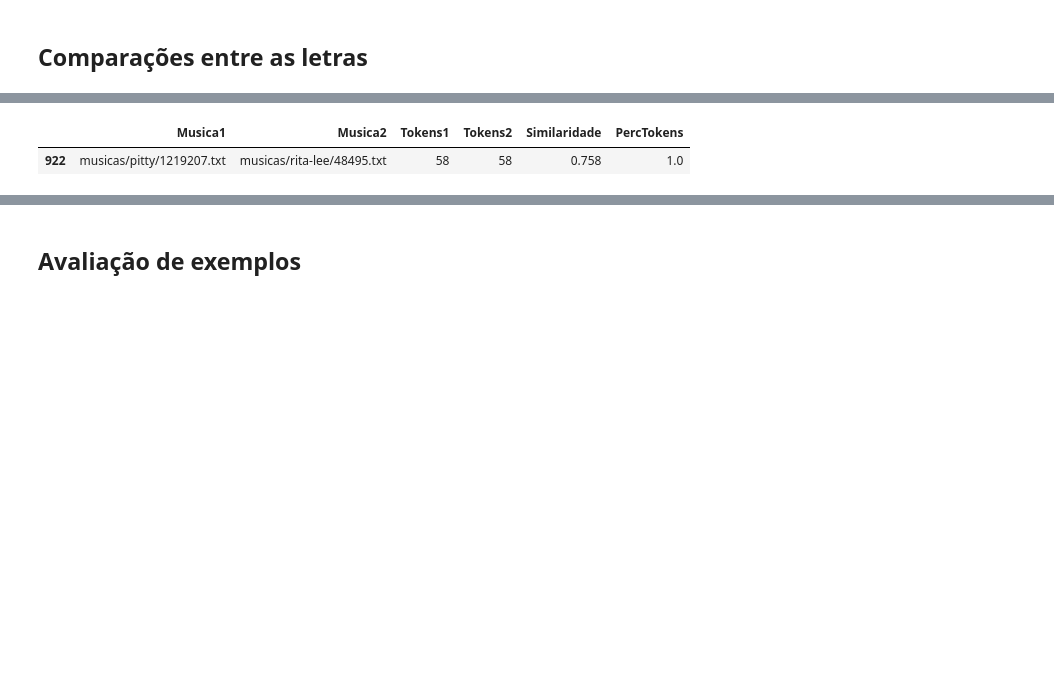
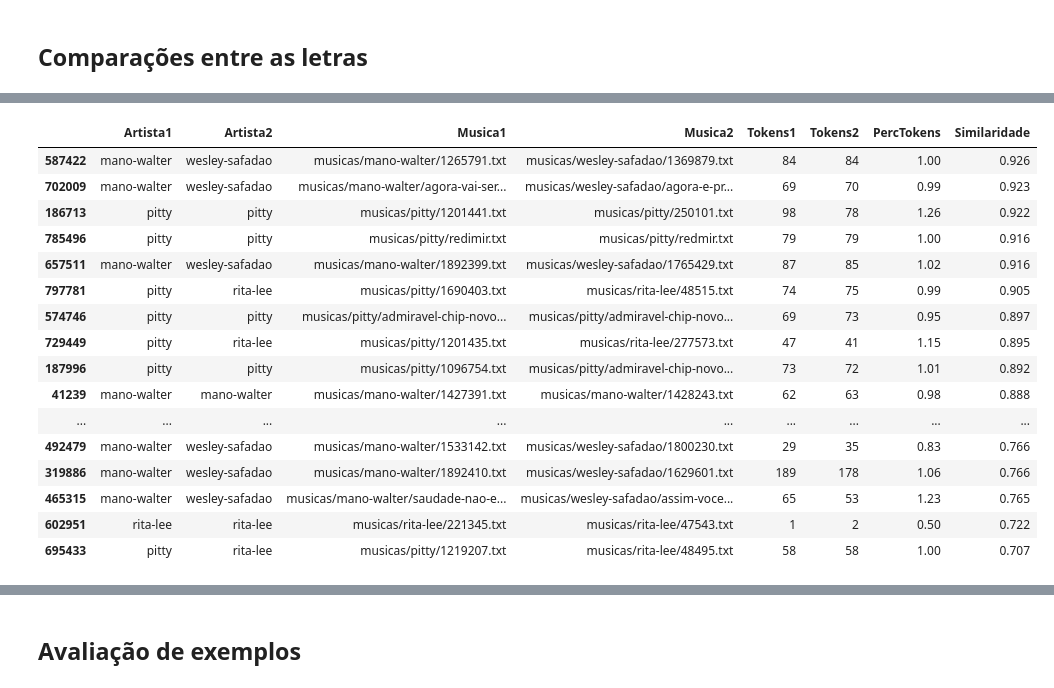
Before and after one commit to hjort/pos-ufrgs-detector-plagio, a Jupyter notebook: 11-detector-plagio-v1.ipynb, the cells around one changed output, grey strips where cells are left out. Saved outputs shown, nothing was run; the diff lists cells and outputs as text; code cells hidden in the pictures; blank space fills up the shorter version.

```diff
--- a/11-detector-plagio-v1.ipynb
+++ b/11-detector-plagio-v1.ipynb
@@ -26,7 +32,7 @@ sample_files = glob.glob(dir_raiz + "/*/*.txt")
 sample_contents = [open(File).read() for File in sample_files]
 # %%
 %%script true
-qtd_limite = 10
+qtd_limite = 1000
 sample_files = sample_files[:qtd_limite]
 len(sample_files)
 # %%
@@ -107,8 +99,11 @@ pd.set_option('max_colwidth', None)
 # %%
+# gerar dataframe consolidado com as comparações
 df = pd.DataFrame(results, columns=[
     "Musica1", "Musica2", "Tokens1", "Tokens2", "Similaridade"]).round(3)
 df["PercTokens"] = (df["Tokens1"] / df["Tokens2"]).round(2)
 obter_artista = lambda x: x.split('/')[1]
 df["Artista1"] = df["Musica1"].apply(obter_artista)
 df["Artista2"] = df["Musica2"].apply(obter_artista)
-df.sort_values("Similaridade", ascending=False)
+df = df[['Artista1', 'Artista2', 'Musica1', 'Musica2',
+         'Tokens1', 'Tokens2', 'PercTokens', 'Similaridade'
+        ]].sort_values("Similaridade", ascending=False)
@@ -129,6 +126,21 @@ df.sort_values("Similaridade", ascending=False)
 # %%
-df[(df['Similaridade'] < 0.95) & (df['Similaridade'] > 0.6)].sort_values("Similaridade", ascending=False)
+df[(df['Similaridade'] < 0.95) & (df['Similaridade'] > 0.7)]
 # %% [output]
-|  | Musica1 | Musica2 | Tokens1 | Tokens2 | Similaridade | PercTokens |
-| 922 | musicas/pitty/1219207.txt | musicas/rita-lee/48495.txt | 58 | 58 | 0.758 | 1.0 |
+|  | Artista1 | Artista2 | Musica1 | Musica2 | Tokens1 | Tokens2 | PercTokens | Similaridade |
+| 587422 | mano-walter | wesley-safadao | musicas/mano-walter/1265791.txt | musicas/wesley-safadao/1369879.txt | 84 | 84 | 1.00 | 0.926 |
+| 702009 | mano-walter | wesley-safadao | musicas/mano-walter/agora-vai-ser... | musicas/wesley-safadao/agora-e-pr... | 69 | 70 | 0.99 | 0.923 |
+| 186713 | pitty | pitty | musicas/pitty/1201441.txt | musicas/pitty/250101.txt | 98 | 78 | 1.26 | 0.922 |
+| 785496 | pitty | pitty | musicas/pitty/redimir.txt | musicas/pitty/redmir.txt | 79 | 79 | 1.00 | 0.916 |
+| 657511 | mano-walter | wesley-safadao | musicas/mano-walter/1892399.txt | musicas/wesley-safadao/1765429.txt | 87 | 85 | 1.02 | 0.916 |
+| 797781 | pitty | rita-lee | musicas/pitty/1690403.txt | musicas/rita-lee/48515.txt | 74 | 75 | 0.99 | 0.905 |
+| 574746 | pitty | pitty | musicas/pitty/admiravel-chip-novo... | musicas/pitty/admiravel-chip-novo... | 69 | 73 | 0.95 | 0.897 |
+| 729449 | pitty | rita-lee | musicas/pitty/1201435.txt | musicas/rita-lee/277573.txt | 47 | 41 | 1.15 | 0.895 |
+| 187996 | pitty | pitty | musicas/pitty/1096754.txt | musicas/pitty/admiravel-chip-novo... | 73 | 72 | 1.01 | 0.892 |
+| 41239 | mano-walter | mano-walter | musicas/mano-walter/1427391.txt | musicas/mano-walter/1428243.txt | 62 | 63 | 0.98 | 0.888 |
+| ... | ... | ... | ... | ... | ... | ... | ... | ... |
+| 492479 | mano-walter | wesley-safadao | musicas/mano-walter/1533142.txt | musicas/wesley-safadao/1800230.txt | 29 | 35 | 0.83 | 0.766 |
+| 319886 | mano-walter | wesley-safadao | musicas/mano-walter/1892410.txt | musicas/wesley-safadao/1629601.txt | 189 | 178 | 1.06 | 0.766 |
+| 465315 | mano-walter | wesley-safadao | musicas/mano-walter/saudade-nao-e... | musicas/wesley-safadao/assim-voce... | 65 | 53 | 1.23 | 0.765 |
+| 602951 | rita-lee | rita-lee | musicas/rita-lee/221345.txt | musicas/rita-lee/47543.txt | 1 | 2 | 0.50 | 0.722 |
+| 695433 | pitty | rita-lee | musicas/pitty/1219207.txt | musicas/rita-lee/48495.txt | 58 | 58 | 1.00 | 0.707 |
 # %%
```
Also changed, not shown: parts of 17 cells of this notebook.
